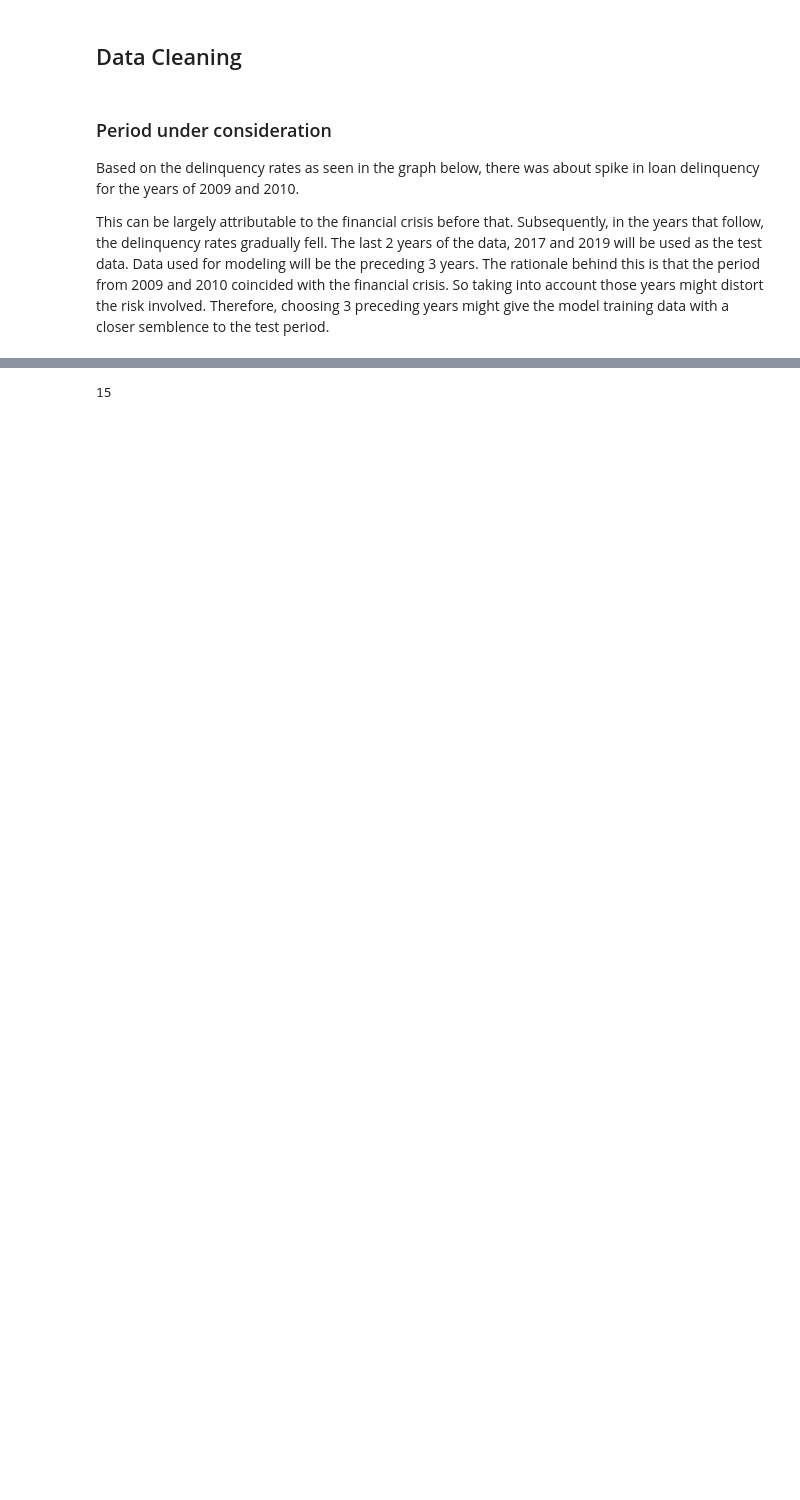
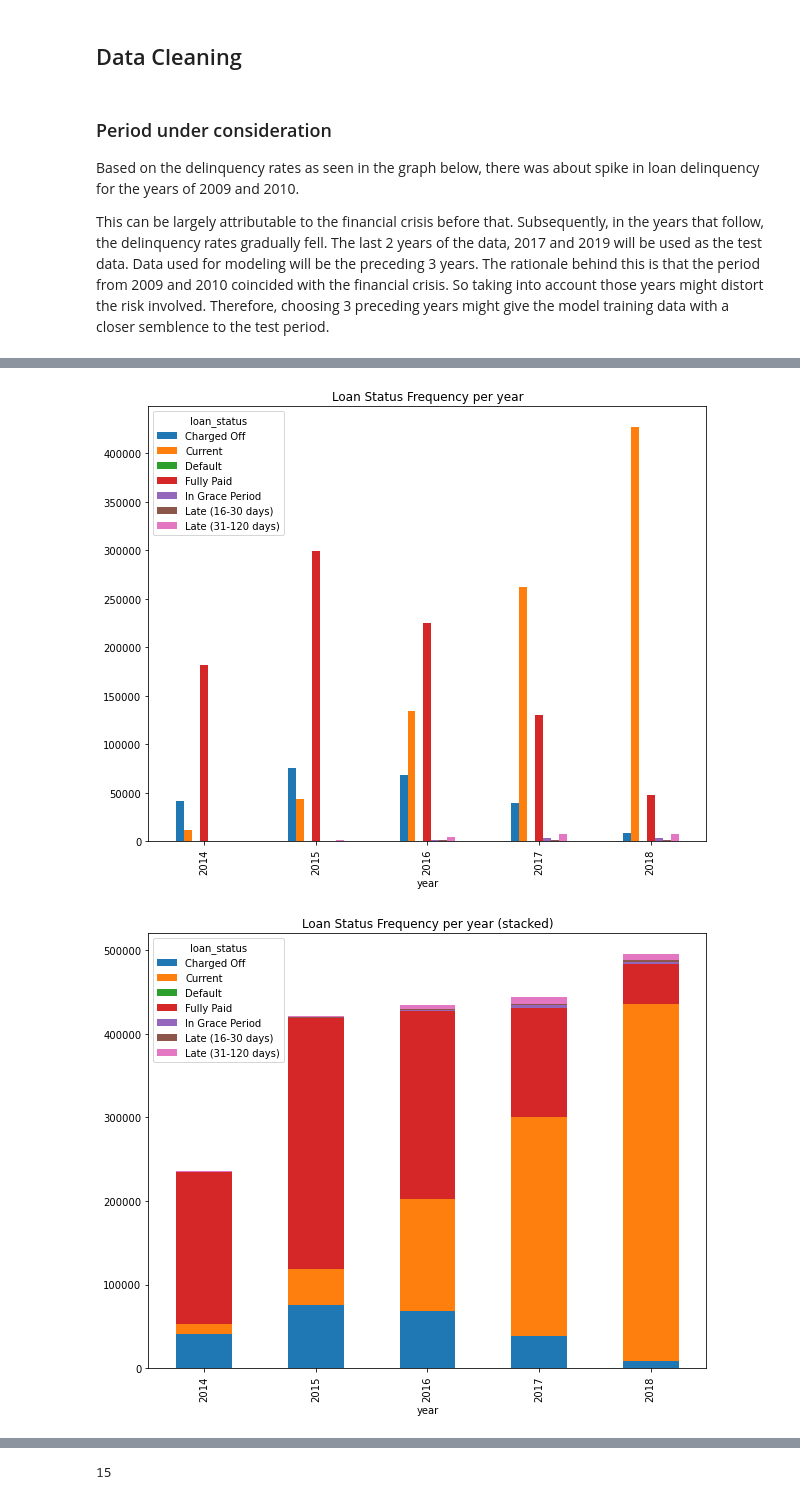
Before and after one commit to garethrloh/ga-dsi-capstone, a Jupyter notebook: notebooks/01_data_wrangling.ipynb, the cells around one changed output, grey strips where cells are left out. Cells and saved outputs as stored; diff of their text form; code cells hidden in the pictures; blank space fills up the shorter version.

```diff
--- a/notebooks/01_data_wrangling.ipynb
+++ b/notebooks/01_data_wrangling.ipynb
@@ -92,0 +249,10 @@ accepted.shape
+# %%
+# Visualise the distribution of the loan status
+loan_status.unstack().plot(kind='bar', figsize = (10, 8)  #plot a grouped bar chart
+                         , title='Loan Status Frequency per year');
+
+loan_status.unstack().plot(kind='bar', stacked=True, figsize = (10, 8)  #plot a stacked grouped bar chart
+                         , title='Loan Status Frequency per year (stacked)');
+# %% [output]
+[figure, added]
+[figure, added]
```
Also changed, not shown: parts of 151 cells of this notebook, 3 other files.
